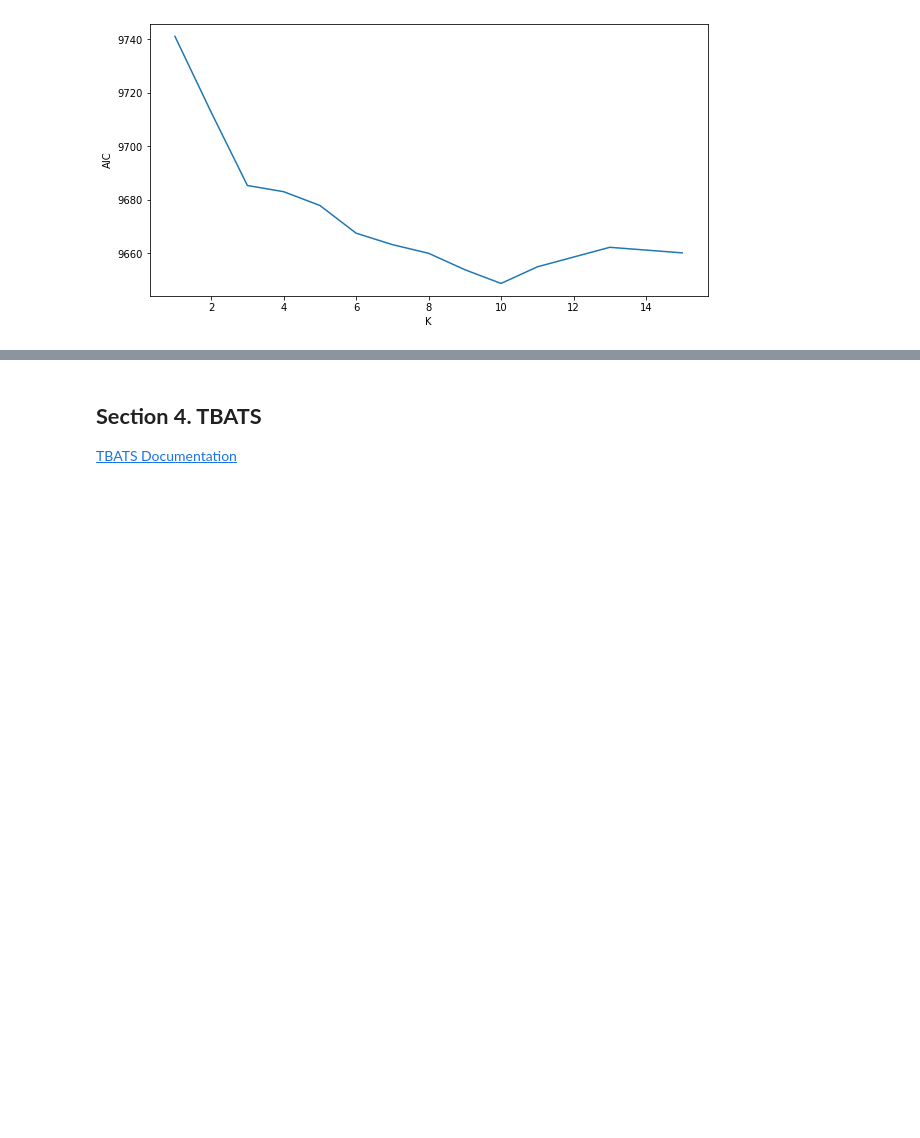
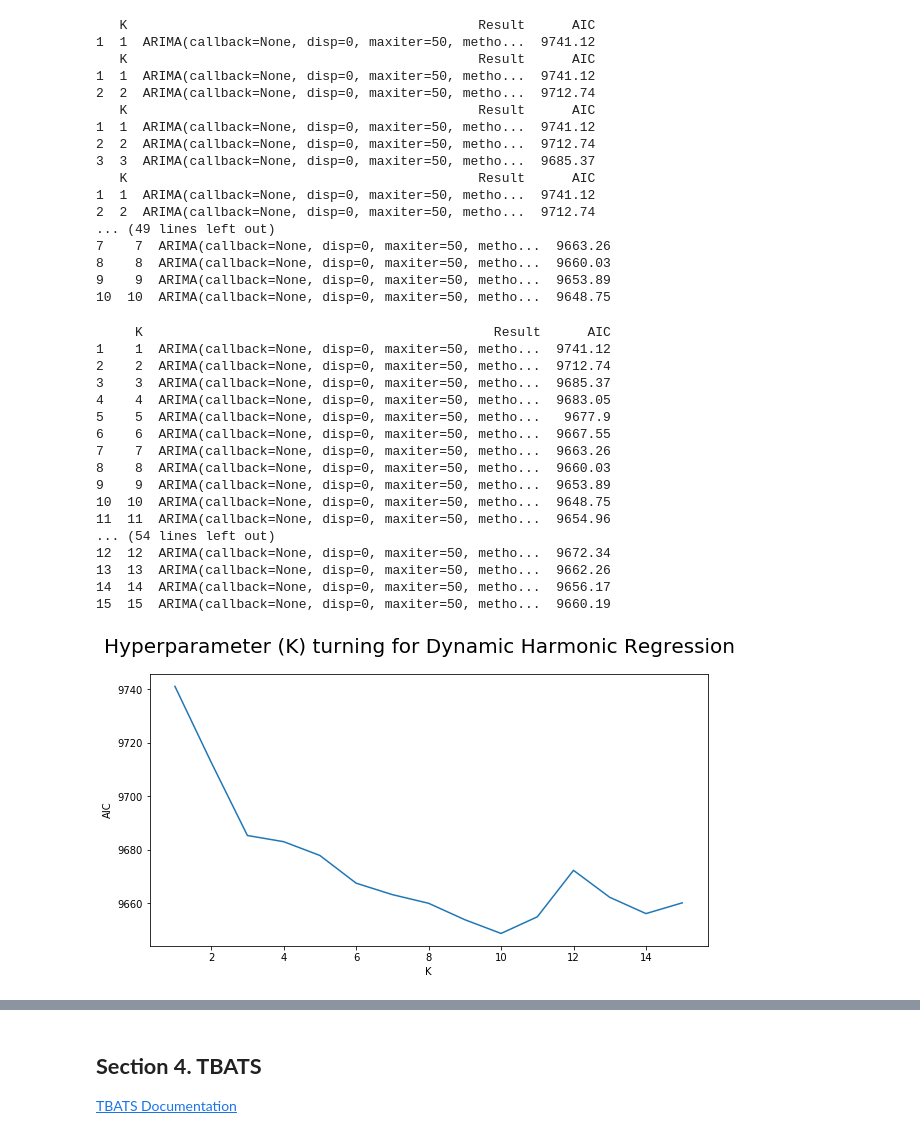
Before and after one commit to sangttruong/hybcast, a Jupyter notebook: main.ipynb, the cells around one changed output, grey strips where cells are left out. Saved outputs shown, nothing was run; the diff lists cells and outputs as text; code cells hidden in the pictures; blank space fills up the shorter version.

```diff
--- a/main.ipynb
+++ b/main.ipynb
@@ -296,11 +293,3 @@ $$\phi(B)\Phi(B)\nabla^d \nabla_s^D Y_{t} = \psi(B)\Psi(B)X_{t} $$
 Note that SARIMA can only model 1 seasional period (by parameter $s$).
 
 When exogenous regressors are included, the [SARIMAX](https://www.statsmodels.org/dev/examples/notebooks/generated/statespace_sarimax_stata.html) module uses the concept of “regression with SARIMA errors”.
-# %%
-# Generate Fourier's term for training set
-exog = pd.DataFrame({'date': pd.to_datetime(train11['date'])})
-exog = exog.set_index(pd.PeriodIndex(exog.date.values, freq='D'))
-for i in range(1,16):
-  exog['sin365_' + str(i)] = np.sin(2 * i * np.pi * exog.index.dayofyear / 365.25)
-  exog['cos365_' + str(i)] = np.cos(2 * i * np.pi * exog.index.dayofyear / 365.25)
-exog
@@ -321,18 +296,69 @@ exog
 # %%
+# Generate Fourier's term for training set
+fourier_train = pd.DataFrame({'date': pd.to_datetime(train11['date'])})
+fourier_train = fourier_train.set_index(pd.PeriodIndex(fourier_train.date.values, freq='D'))
+for i in range(1,16):
+  fourier_train['sin365_' + str(i)] = np.sin(2 * i * np.pi * fourier_train.index.dayofyear / 365.25)
+  fourier_train['cos365_' + str(i)] = np.cos(2 * i * np.pi * fourier_train.index.dayofyear / 365.25)
+fourier_train.head()
+
+# Generate Fourier's term for testing set
+fourier_test = pd.DataFrame({'date': pd.to_datetime(test11['date'])})
+fourier_test = fourier_test.set_index(pd.PeriodIndex(fourier_test.date.values, freq='D'))
+for i in range(1,16):
+  fourier_test['sin365_' + str(i)] = np.sin(2 * i * np.pi * fourier_test.index.dayofyear / 365.25)
+  fourier_test['cos365_' + str(i)] = np.cos(2 * i * np.pi * fourier_test.index.dayofyear / 365.25)
+
 # Hyperparameter K turning
-DHR = pd.DataFrame(columns=['K', 'Result', 'AIC'])
-for i in range(10,11):
-  f = exog.iloc[:,1:(2*i+1)]
+DHR = pd.DataFrame(columns = ['K', 'Result', 'AIC'])
+for i in range(1,16):
+  f_train = fourier_train.iloc[:,1:(2*i+1)]
   DHR.loc[i, 'K'] = i
-  DHR.loc[i,'Result'] = auto_arima(train11['sales'], f, seasonal = True, m = 7)
+  DHR.loc[i,'Result'] = auto_arima(y = train11['sales'], exogenous = f_train, seasonal = True, m = 7, suppress_warnings = True)
   DHR.loc[i, 'AIC'] = DHR.loc[i,'Result'].aic()
+  print(DHR)
 
-plt.figure(figsize=(10,5))
-plt.plot(DHR.loc[:,'K'], DHR.loc[:, 'AIC'])
+plt.figure(figsize = (10,5))
+plt.plot(DHR.K, DHR.AIC)
 plt.xlabel('K')
 plt.ylabel('AIC')
-plt.savefig(path + 'figure4.png', quality = 100, dpi = 1000)
+plt.suptitle('Hyperparameter (K) turning for Dynamic Harmonic Regression', fontsize = 20)
+plt.savefig(path + 'KturningDHR.png', quality = 100, dpi = 1000)
 plt.show()
 # %% [output]
+   K                                             Result      AIC
+1  1  ARIMA(callback=None, disp=0, maxiter=50, metho...  9741.12
+   K                                             Result      AIC
+1  1  ARIMA(callback=None, disp=0, maxiter=50, metho...  9741.12
+2  2  ARIMA(callback=None, disp=0, maxiter=50, metho...  9712.74
+   K                                             Result      AIC
+1  1  ARIMA(callback=None, disp=0, maxiter=50, metho...  9741.12
+2  2  ARIMA(callback=None, disp=0, maxiter=50, metho...  9712.74
+3  3  ARIMA(callback=None, disp=0, maxiter=50, metho...  9685.37
+   K                                             Result      AIC
+1  1  ARIMA(callback=None, disp=0, maxiter=50, metho...  9741.12
+2  2  ARIMA(callback=None, disp=0, maxiter=50, metho...  9712.74
+... (49 lines left out)
+7    7  ARIMA(callback=None, disp=0, maxiter=50, metho...  9663.26
+8    8  ARIMA(callback=None, disp=0, maxiter=50, metho...  9660.03
+9    9  ARIMA(callback=None, disp=0, maxiter=50, metho...  9653.89
+10  10  ARIMA(callback=None, disp=0, maxiter=50, metho...  9648.75
+     K                                             Result      AIC
+1    1  ARIMA(callback=None, disp=0, maxiter=50, metho...  9741.12
+2    2  ARIMA(callback=None, disp=0, maxiter=50, metho...  9712.74
+3    3  ARIMA(callback=None, disp=0, maxiter=50, metho...  9685.37
+4    4  ARIMA(callback=None, disp=0, maxiter=50, metho...  9683.05
+5    5  ARIMA(callback=None, disp=0, maxiter=50, metho...   9677.9
+6    6  ARIMA(callback=None, disp=0, maxiter=50, metho...  9667.55
+7    7  ARIMA(callback=None, disp=0, maxiter=50, metho...  9663.26
+8    8  ARIMA(callback=None, disp=0, maxiter=50, metho...  9660.03
+9    9  ARIMA(callback=None, disp=0, maxiter=50, metho...  9653.89
+10  10  ARIMA(callback=None, disp=0, maxiter=50, metho...  9648.75
+11  11  ARIMA(callback=None, disp=0, maxiter=50, metho...  9654.96
+... (54 lines left out)
+12  12  ARIMA(callback=None, disp=0, maxiter=50, metho...  9672.34
+13  13  ARIMA(callback=None, disp=0, maxiter=50, metho...  9662.26
+14  14  ARIMA(callback=None, disp=0, maxiter=50, metho...  9656.17
+15  15  ARIMA(callback=None, disp=0, maxiter=50, metho...  9660.19
-[figure, old version]
+[figure, new version]
 # %%
```
Also changed, not shown: parts of 66 cells of this notebook.
